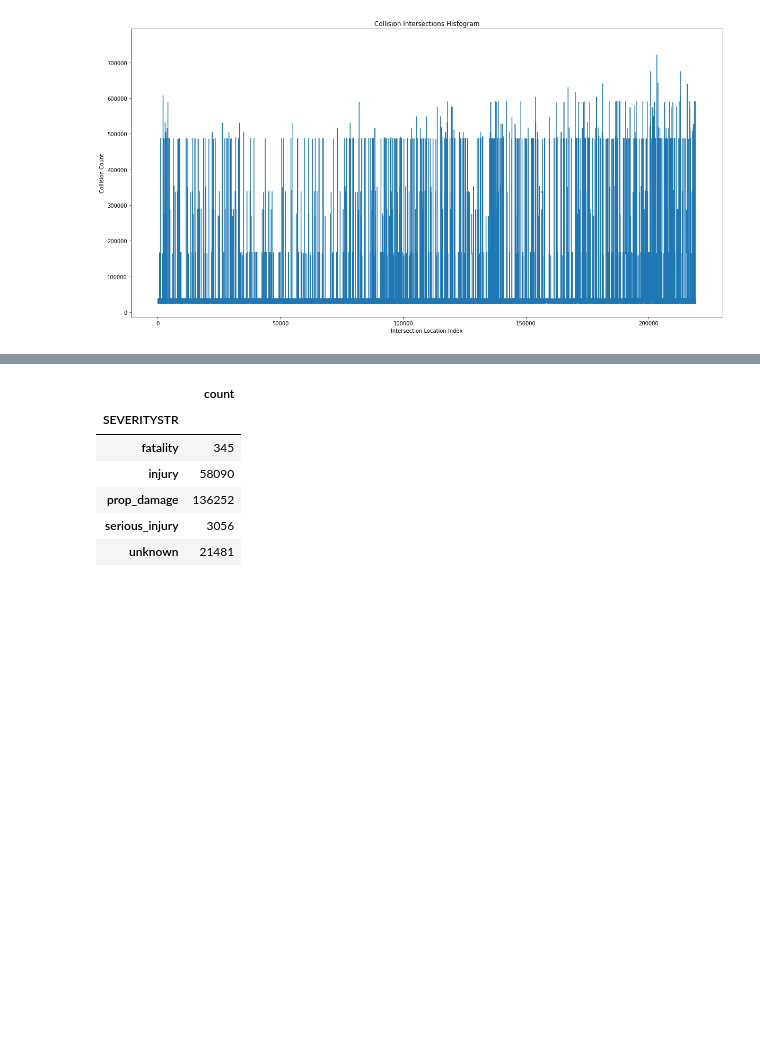
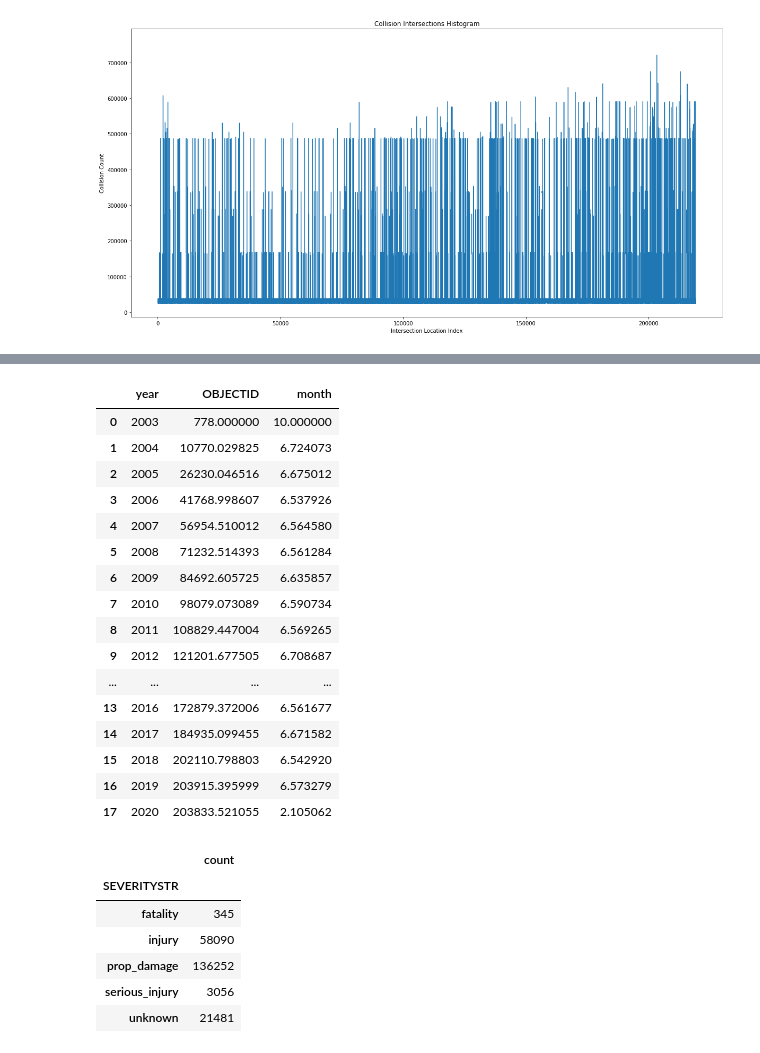
Before and after one commit to orbitse/GeneralDataScience, a Jupyter notebook: analysis_traffic_collisions/trafficCollision_dataExploration.ipynb, the cells around one changed output, grey strips where cells are left out. Drawn from its saved outputs; the diff is of its cells as text; code cells hidden in the pictures; blank space fills up the shorter version.

```diff
--- a/analysis_traffic_collisions/trafficCollision_dataExploration.ipynb
+++ b/analysis_traffic_collisions/trafficCollision_dataExploration.ipynb
@@ -217,3 +217,6 @@ SEGLANEKEY           int64
 CROSSWALKKEY         int64
 HITPARKEDCAR        object
 dtype: object
+# %%
+df["SEVERITYCODE"] = df["SEVERITYCODE"].astype(int)
+df.dtypes
@@ -284,3 +299,24 @@ df.head()
+# %%
+avgAnnualData = df[["OBJECTID", 'SEVERITYCODE', "month", "year"]]
+avgAnnualData.groupby('year', as_index=False).mean()
+# %% [output]
+|  | year | OBJECTID | month |
+| 0 | 2003 | 778.000000 | 10.000000 |
+| 1 | 2004 | 10770.029825 | 6.724073 |
+| 2 | 2005 | 26230.046516 | 6.675012 |
+| 3 | 2006 | 41768.998607 | 6.537926 |
+| 4 | 2007 | 56954.510012 | 6.564580 |
+| 5 | 2008 | 71232.514393 | 6.561284 |
+| 6 | 2009 | 84692.605725 | 6.635857 |
+| 7 | 2010 | 98079.073089 | 6.590734 |
+| 8 | 2011 | 108829.447004 | 6.569265 |
+| 9 | 2012 | 121201.677505 | 6.708687 |
+| ... | ... | ... | ... |
+| 13 | 2016 | 172879.372006 | 6.561677 |
+| 14 | 2017 | 184935.099455 | 6.671582 |
+| 15 | 2018 | 202110.798803 | 6.542920 |
+| 16 | 2019 | 203915.395999 | 6.573279 |
+| 17 | 2020 | 203833.521055 | 2.105062 |
 # %%
 df['SEVERITYSTR'] = df['SEVERITYCODE'].map({'0': 'unknown', '1': 'prop_damage',
                                             '2': 'injury', '2b': 'serious_injury',
```
Also changed, not shown: parts of 2 cells of this notebook.
